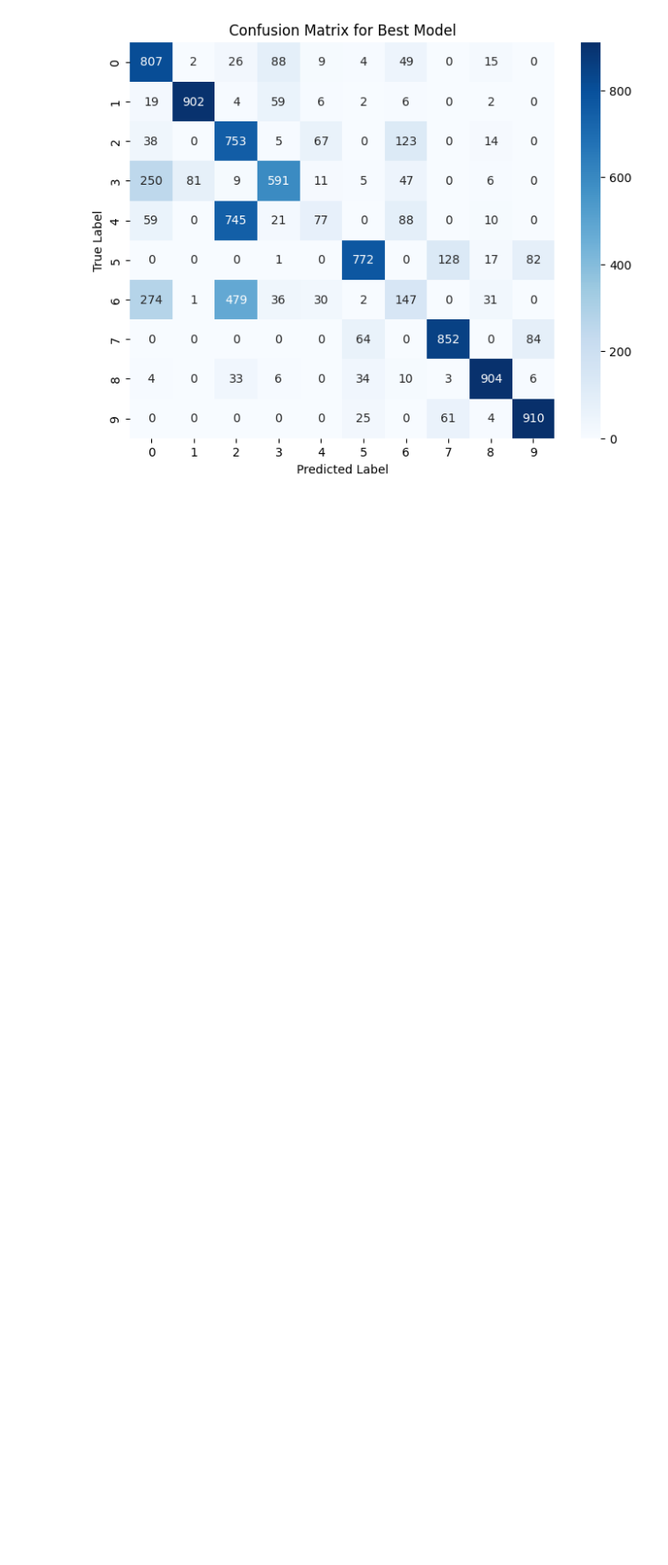
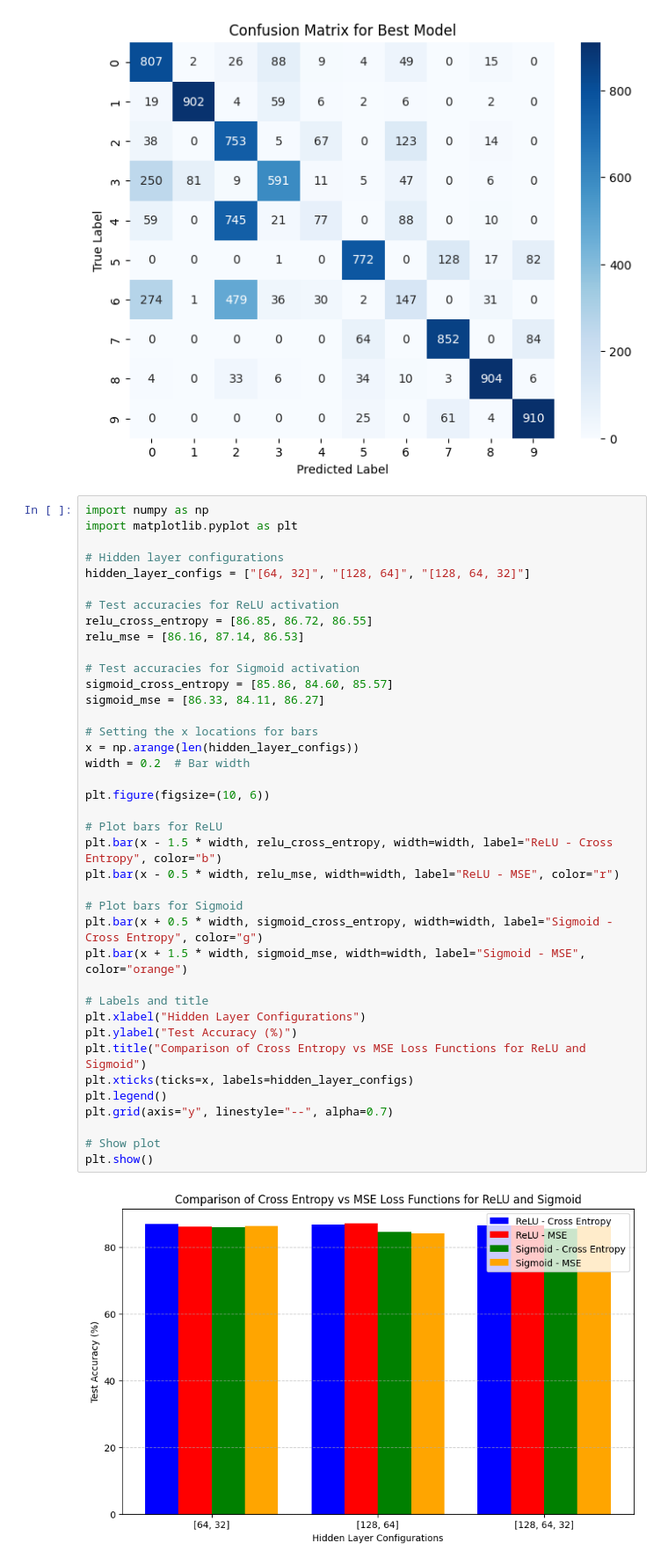
Before and after one commit to YAMINISARASWATHI04/DL-Assignment, a Jupyter notebook: nestrov.ipynb, the cells around one changed output. Shown: that part at 88% size. Cells and saved outputs as stored; diff of their text form; blank space fills up the shorter version.

```diff
--- a/nestrov.ipynb
+++ b/nestrov.ipynb
@@ -451,3 +451,44 @@ plt.title("Confusion Matrix for Best Model")
 plt.show()
 # %% [output]
 [figure]
+# %%
+import numpy as np
+import matplotlib.pyplot as plt
+
+# Hidden layer configurations
+hidden_layer_configs = ["[64, 32]", "[128, 64]", "[128, 64, 32]"]
+
+# Test accuracies for ReLU activation
+relu_cross_entropy = [86.85, 86.72, 86.55]
+relu_mse = [86.16, 87.14, 86.53]
+
+# Test accuracies for Sigmoid activation
+sigmoid_cross_entropy = [85.86, 84.60, 85.57]
+sigmoid_mse = [86.33, 84.11, 86.27]
+
+# Setting the x locations for bars
+x = np.arange(len(hidden_layer_configs))
+width = 0.2  # Bar width
+
+plt.figure(figsize=(10, 6))
+
+# Plot bars for ReLU
+plt.bar(x - 1.5 * width, relu_cross_entropy, width=width, label="ReLU - Cross Entropy", color="b")
+plt.bar(x - 0.5 * width, relu_mse, width=width, label="ReLU - MSE", color="r")
+
+# Plot bars for Sigmoid
+plt.bar(x + 0.5 * width, sigmoid_cross_entropy, width=width, label="Sigmoid - Cross Entropy", color="g")
+plt.bar(x + 1.5 * width, sigmoid_mse, width=width, label="Sigmoid - MSE", color="orange")
+
+# Labels and title
+plt.xlabel("Hidden Layer Configurations")
+plt.ylabel("Test Accuracy (%)")
+plt.title("Comparison of Cross Entropy vs MSE Loss Functions for ReLU and Sigmoid")
+plt.xticks(ticks=x, labels=hidden_layer_configs)
+plt.legend()
+plt.grid(axis="y", linestyle="--", alpha=0.7)
+
+# Show plot
+plt.show()
+# %% [output]
+[figure, added]
```
Also changed, not shown: parts of 1 cell of this notebook.
